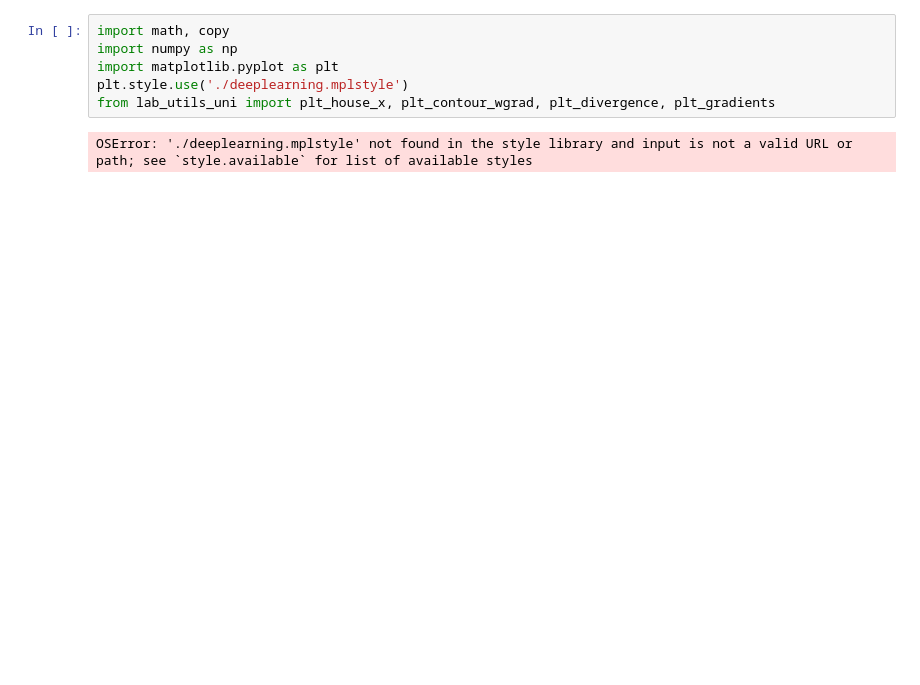
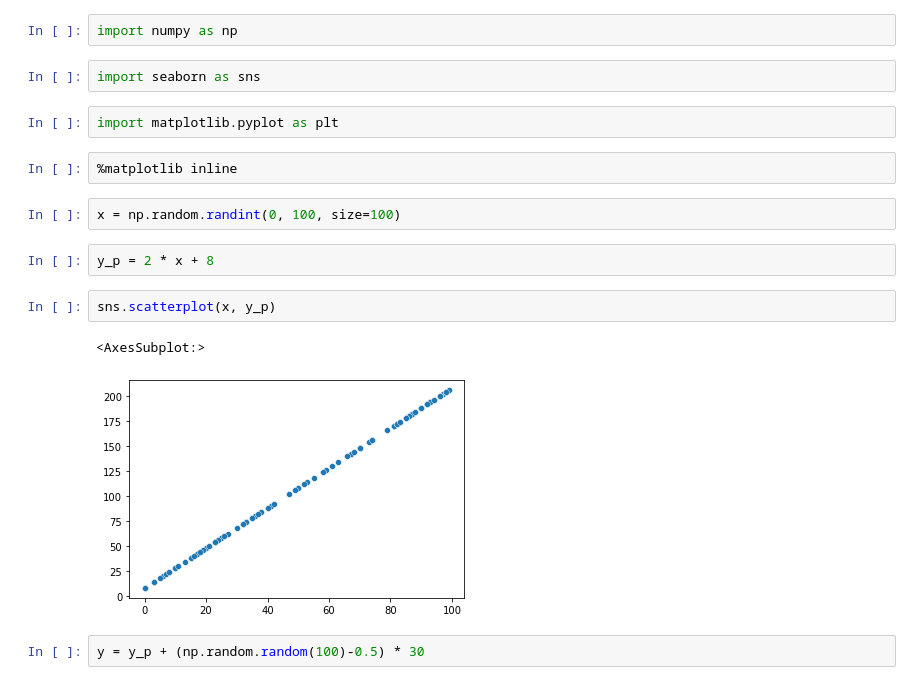
Before and after one commit to mehdihatami1998/PythonExercise, a Jupyter notebook: ML Courses/Untitled.ipynb, the cells around one changed output. Cells and saved outputs as stored; diff of their text form; blank space fills up the shorter version.

```diff
--- a/ML Courses/Untitled.ipynb
+++ b/ML Courses/Untitled.ipynb
@@ -1,8 +1,19 @@
 # %%
-import math, copy
 import numpy as np
-import matplotlib.pyplot as plt
-plt.style.use('./deeplearning.mplstyle')
-from lab_utils_uni import plt_house_x, plt_contour_wgrad, plt_divergence, plt_gradients
-# %% [output]
-OSError: './deeplearning.mplstyle' not found in the style library and input is not a valid URL or path; see `style.available` for list of available styles
+# %%
+import seaborn as sns
+# %%
+import matplotlib.pyplot as plt
+# %%
+%matplotlib inline
+# %%
+x = np.random.randint(0, 100, size=100)
+# %%
+y_p = 2 * x + 8
+# %%
+sns.scatterplot(x, y_p)
+# %% [output]
+<AxesSubplot:>
+[figure, added]
+# %%
+y = y_p + (np.random.random(100)-0.5) * 30
```
Also changed, not shown: parts of 2 cells of this notebook, 5 other files.
